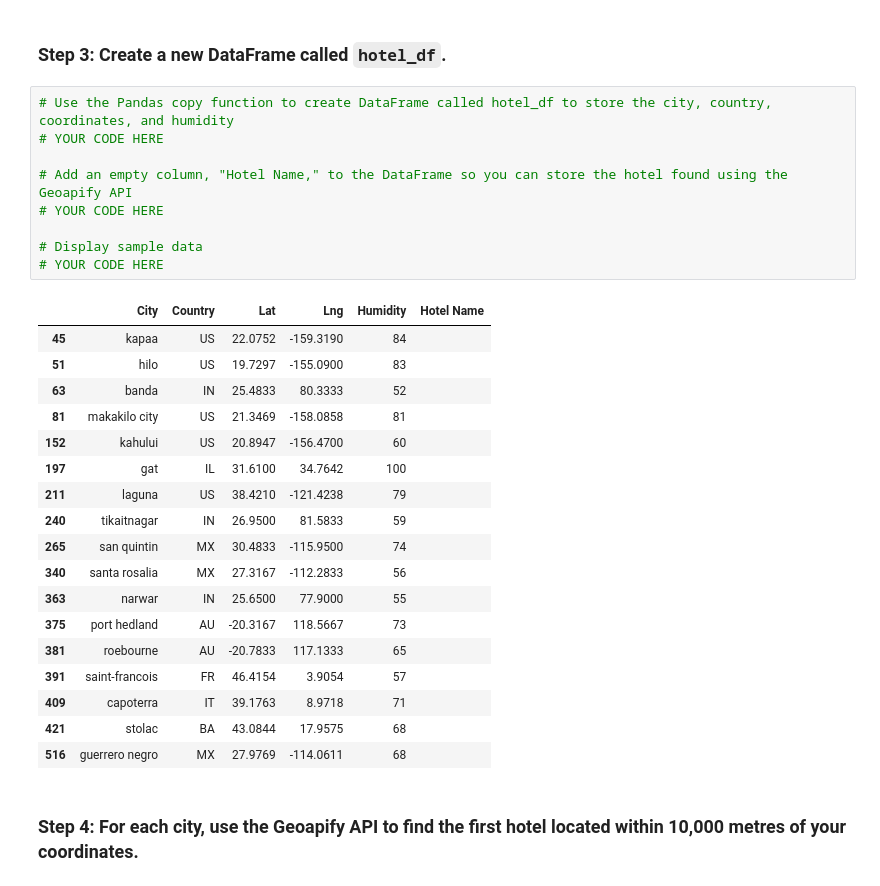
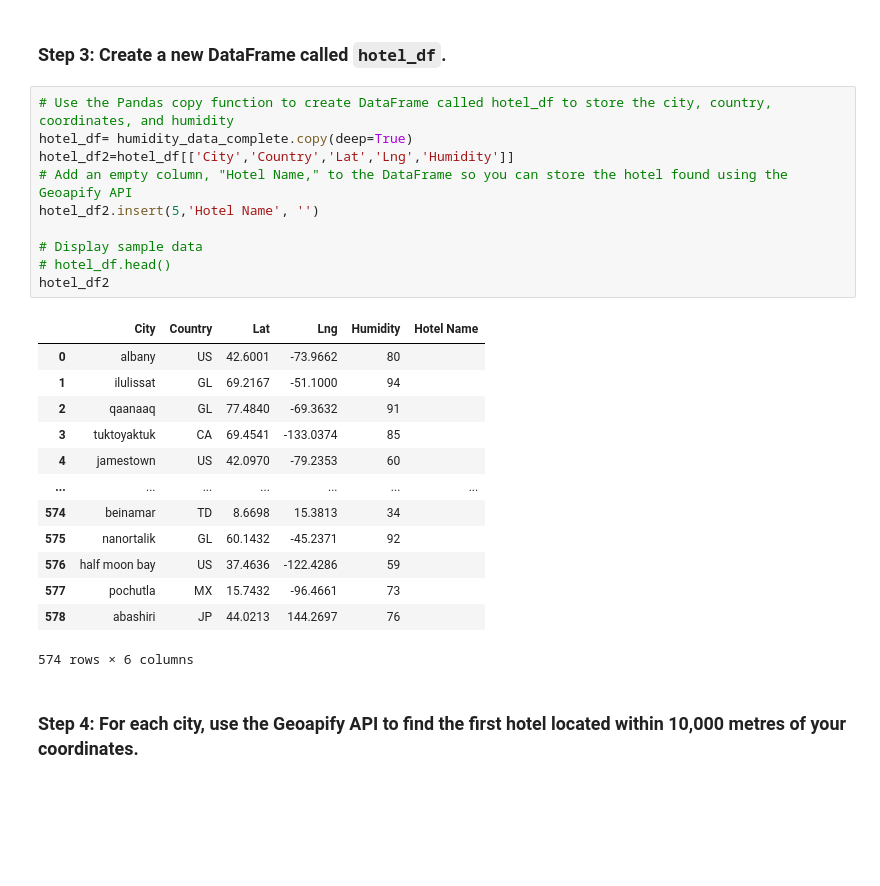
Before and after one commit to KYbarra4/weather_vacation_challenge, a Jupyter notebook: Starter_Code/starter_code/VacationPy_KY.ipynb, the cells around one changed output. Cells and saved outputs as stored; diff of their text form; blank space fills up the shorter version.

```diff
--- a/Starter_Code/starter_code/VacationPy_KY.ipynb
+++ b/Starter_Code/starter_code/VacationPy_KY.ipynb
@@ -101,32 +110,28 @@ humidity_data_complete
 ### Step 3: Create a new DataFrame called `hotel_df`.
 # %%
 # Use the Pandas copy function to create DataFrame called hotel_df to store the city, country, coordinates, and humidity
-# YOUR CODE HERE
-
+hotel_df= humidity_data_complete.copy(deep=True)
+hotel_df2=hotel_df[['City','Country','Lat','Lng','Humidity']]
 # Add an empty column, "Hotel Name," to the DataFrame so you can store the hotel found using the Geoapify API
-# YOUR CODE HERE
+hotel_df2.insert(5,'Hotel Name', '')
 
 # Display sample data
-# YOUR CODE HERE
+# hotel_df.head()
+hotel_df2
 # %% [output]
 |  | City | Country | Lat | Lng | Humidity | Hotel Name |
-| 45 | kapaa | US | 22.0752 | -159.3190 | 84 |  |
-| 51 | hilo | US | 19.7297 | -155.0900 | 83 |  |
-| 63 | banda | IN | 25.4833 | 80.3333 | 52 |  |
-| 81 | makakilo city | US | 21.3469 | -158.0858 | 81 |  |
-| 152 | kahului | US | 20.8947 | -156.4700 | 60 |  |
-| 197 | gat | IL | 31.6100 | 34.7642 | 100 |  |
-| 211 | laguna | US | 38.4210 | -121.4238 | 79 |  |
-| 240 | tikaitnagar | IN | 26.9500 | 81.5833 | 59 |  |
-| 265 | san quintin | MX | 30.4833 | -115.9500 | 74 |  |
-| 340 | santa rosalia | MX | 27.3167 | -112.2833 | 56 |  |
-| 363 | narwar | IN | 25.6500 | 77.9000 | 55 |  |
-| 375 | port hedland | AU | -20.3167 | 118.5667 | 73 |  |
-| 381 | roebourne | AU | -20.7833 | 117.1333 | 65 |  |
-| 391 | saint-francois | FR | 46.4154 | 3.9054 | 57 |  |
-| 409 | capoterra | IT | 39.1763 | 8.9718 | 71 |  |
-| 421 | stolac | BA | 43.0844 | 17.9575 | 68 |  |
-| 516 | guerrero negro | MX | 27.9769 | -114.0611 | 68 |  |
+| 0 | albany | US | 42.6001 | -73.9662 | 80 |  |
+| 1 | ilulissat | GL | 69.2167 | -51.1000 | 94 |  |
+| 2 | qaanaaq | GL | 77.4840 | -69.3632 | 91 |  |
+| 3 | tuktoyaktuk | CA | 69.4541 | -133.0374 | 85 |  |
+| 4 | jamestown | US | 42.0970 | -79.2353 | 60 |  |
+| ... | ... | ... | ... | ... | ... | ... |
+| 574 | beinamar | TD | 8.6698 | 15.3813 | 34 |  |
+| 575 | nanortalik | GL | 60.1432 | -45.2371 | 92 |  |
+| 576 | half moon bay | US | 37.4636 | -122.4286 | 59 |  |
+| 577 | pochutla | MX | 15.7432 | -96.4661 | 73 |  |
+| 578 | abashiri | JP | 44.0213 | 144.2697 | 76 |  |
+574 rows × 6 columns
 # %% [markdown]
 ### Step 4: For each city, use the Geoapify API to find the first hotel located within 10,000 metres of your coordinates.
 # %%
```
Also changed, not shown: parts of 6 cells of this notebook, 1 other file.
